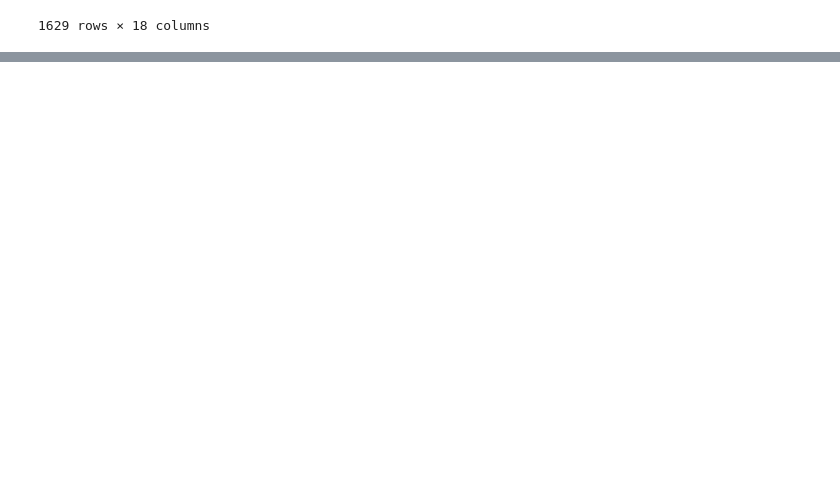
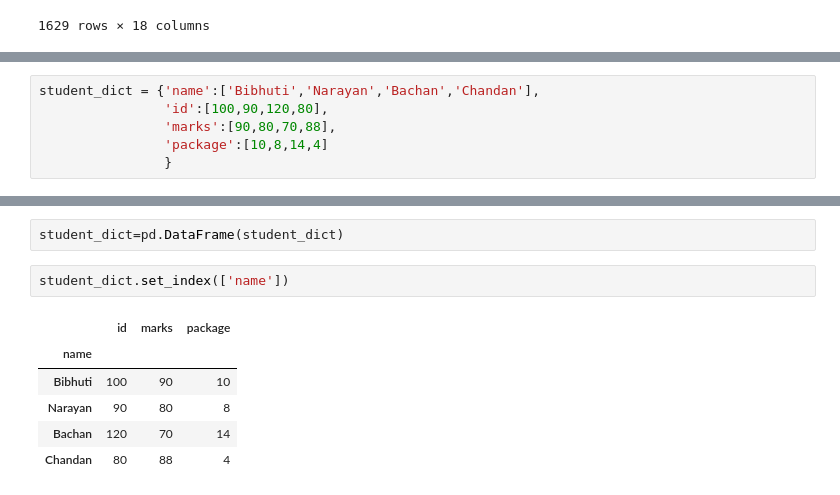
Before and after one commit to Bibhuti-MLAI/Python-Coding-Interview, a Jupyter notebook: pandas.ipynb, the cells around one changed output, grey strips where cells are left out. Saved outputs shown, nothing was run; the diff lists cells and outputs as text; blank space fills up the shorter version.

```diff
--- a/pandas.ipynb
+++ b/pandas.ipynb
@@ -261,0 +279,6 @@ movies
+# %%
+student_dict = {'name':['Bibhuti','Narayan','Bachan','Chandan'],
+                'id':[100,90,120,80],
+                'marks':[90,80,70,88],
+                'package':[10,8,14,4]
+                }
@@ -261,0 +308,11 @@ movies
+# %%
+student_dict=pd.DataFrame(student_dict)
+# %%
+student_dict.set_index(['name'])
+# %% [output]
+|  | id | marks | package |
+| name |  |  |  |
+| Bibhuti | 100 | 90 | 10 |
+| Narayan | 90 | 80 | 8 |
+| Bachan | 120 | 70 | 14 |
+| Chandan | 80 | 88 | 4 |
```
Also changed, not shown: parts of 13 cells of this notebook.
